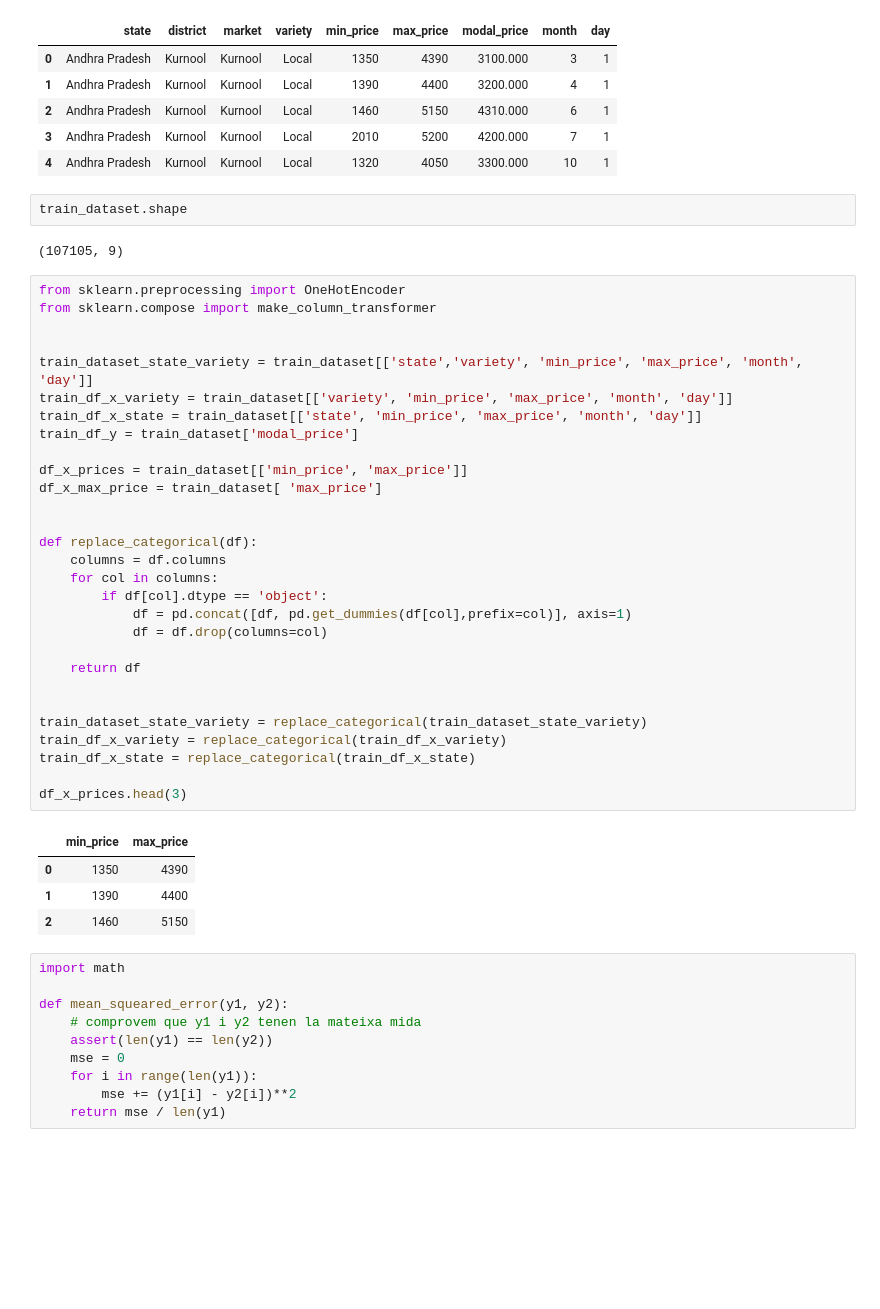
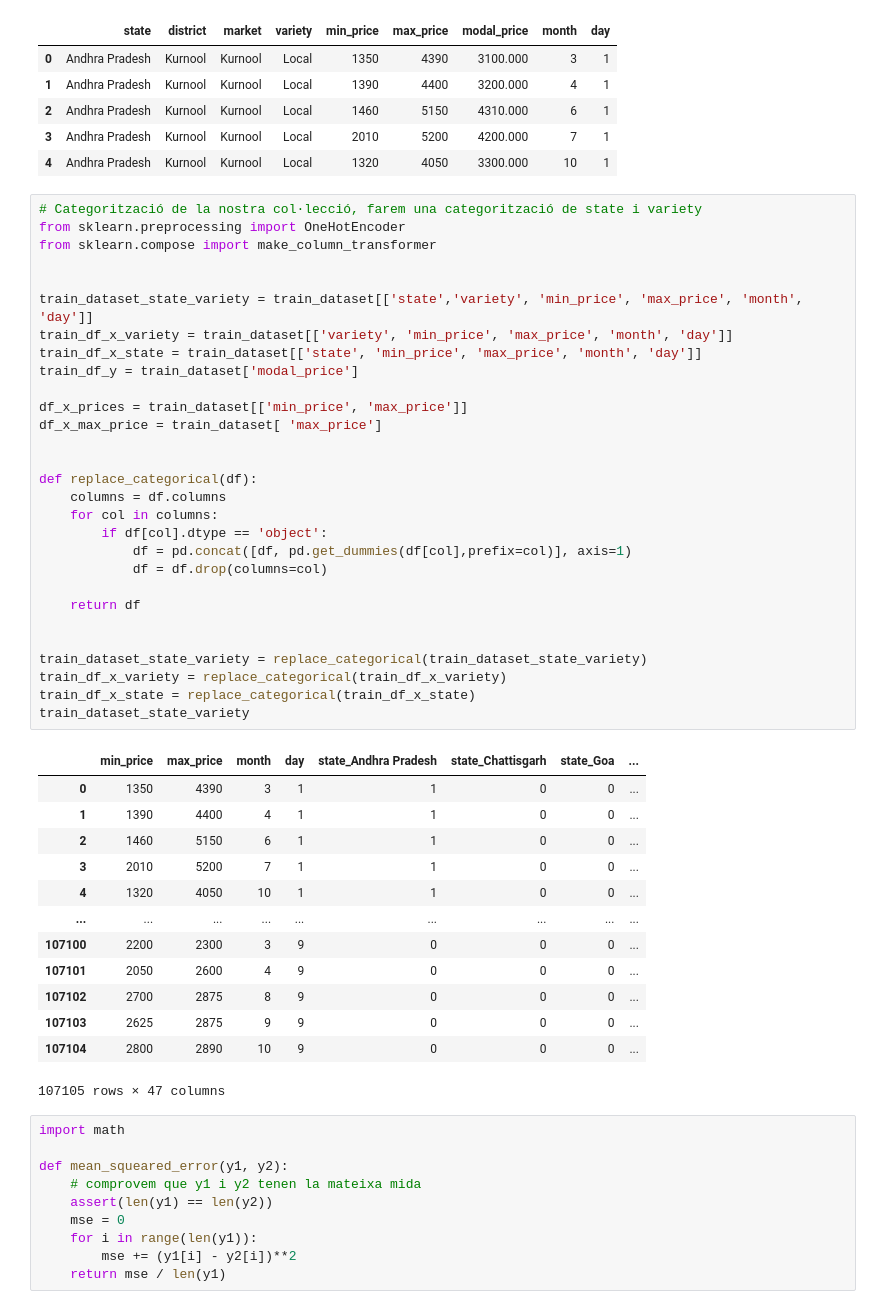
Before and after one commit to jonaprg/Onion-Price-prediction-using-regression, a Jupyter notebook: Practica1-RegressionGPA404.ipynb, the cells around one changed output. Saved outputs shown, nothing was run; the diff lists cells and outputs as text; blank space fills up the shorter version.

```diff
--- a/Practica1-RegressionGPA404.ipynb
+++ b/Practica1-RegressionGPA404.ipynb
@@ -185,44 +208,49 @@ train_dataset.head()
 | 2 | Andhra Pradesh | Kurnool | Kurnool | Local | 1460 | 5150 | 4310.000 | 6 | 1 |
 | 3 | Andhra Pradesh | Kurnool | Kurnool | Local | 2010 | 5200 | 4200.000 | 7 | 1 |
 | 4 | Andhra Pradesh | Kurnool | Kurnool | Local | 1320 | 4050 | 3300.000 | 10 | 1 |
-# %%
-train_dataset.shape
-# %% [output]
-(107105, 9)
 # %%
+# Categorització de la nostra col·lecció, farem una categorització de state i variety
 from sklearn.preprocessing import OneHotEncoder
 from sklearn.compose import make_column_transformer
 
 
 train_dataset_state_variety = train_dataset[['state','variety', 'min_price', 'max_price', 'month', 'day']]
 train_df_x_variety = train_dataset[['variety', 'min_price', 'max_price', 'month', 'day']]
 train_df_x_state = train_dataset[['state', 'min_price', 'max_price', 'month', 'day']]
 train_df_y = train_dataset['modal_price']
 
 df_x_prices = train_dataset[['min_price', 'max_price']]
 df_x_max_price = train_dataset[ 'max_price']
 
 
 def replace_categorical(df):
     columns = df.columns
     for col in columns:
         if df[col].dtype == 'object':
             df = pd.concat([df, pd.get_dummies(df[col],prefix=col)], axis=1)
             df = df.drop(columns=col)
 
     return df
 
 
 train_dataset_state_variety = replace_categorical(train_dataset_state_variety)
 train_df_x_variety = replace_categorical(train_df_x_variety)
 train_df_x_state = replace_categorical(train_df_x_state)
-
-df_x_prices.head(3)
+train_dataset_state_variety
 # %% [output]
-|  | min_price | max_price |
-| 0 | 1350 | 4390 |
-| 1 | 1390 | 4400 |
-| 2 | 1460 | 5150 |
+|  | min_price | max_price | month | day | state_Andhra Pradesh | state_Chattisgarh | state_Goa | ... |
+| 0 | 1350 | 4390 | 3 | 1 | 1 | 0 | 0 | ... |
+| 1 | 1390 | 4400 | 4 | 1 | 1 | 0 | 0 | ... |
+| 2 | 1460 | 5150 | 6 | 1 | 1 | 0 | 0 | ... |
+| 3 | 2010 | 5200 | 7 | 1 | 1 | 0 | 0 | ... |
+| 4 | 1320 | 4050 | 10 | 1 | 1 | 0 | 0 | ... |
+| ... | ... | ... | ... | ... | ... | ... | ... | ... |
+| 107100 | 2200 | 2300 | 3 | 9 | 0 | 0 | 0 | ... |
+| 107101 | 2050 | 2600 | 4 | 9 | 0 | 0 | 0 | ... |
+| 107102 | 2700 | 2875 | 8 | 9 | 0 | 0 | 0 | ... |
+| 107103 | 2625 | 2875 | 9 | 9 | 0 | 0 | 0 | ... |
+| 107104 | 2800 | 2890 | 10 | 9 | 0 | 0 | 0 | ... |
+107105 rows × 47 columns
 # %%
 import math
 
```
Also changed, not shown: parts of 38 cells of this notebook.
